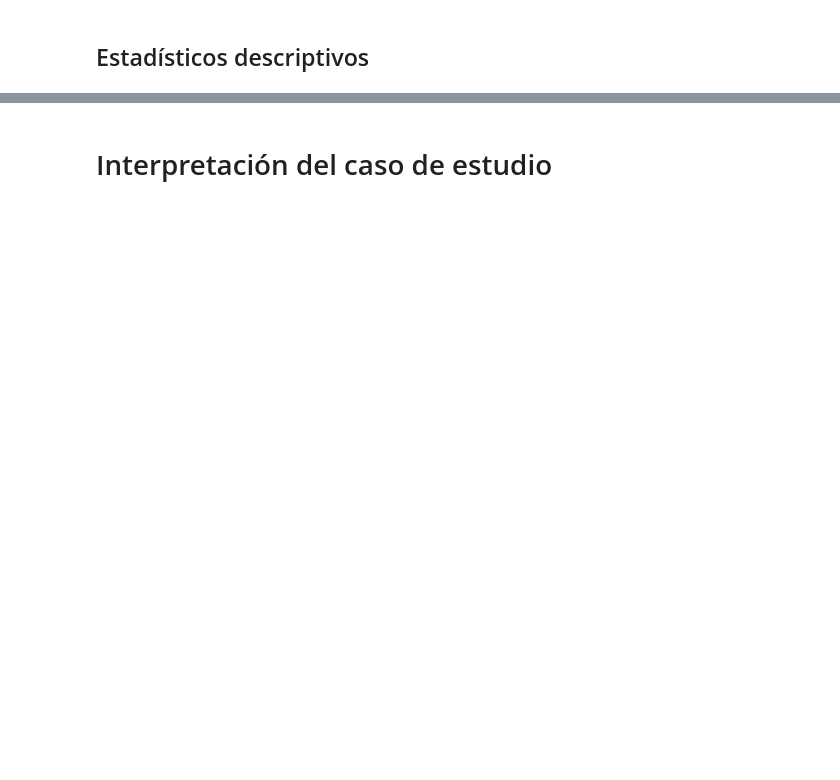
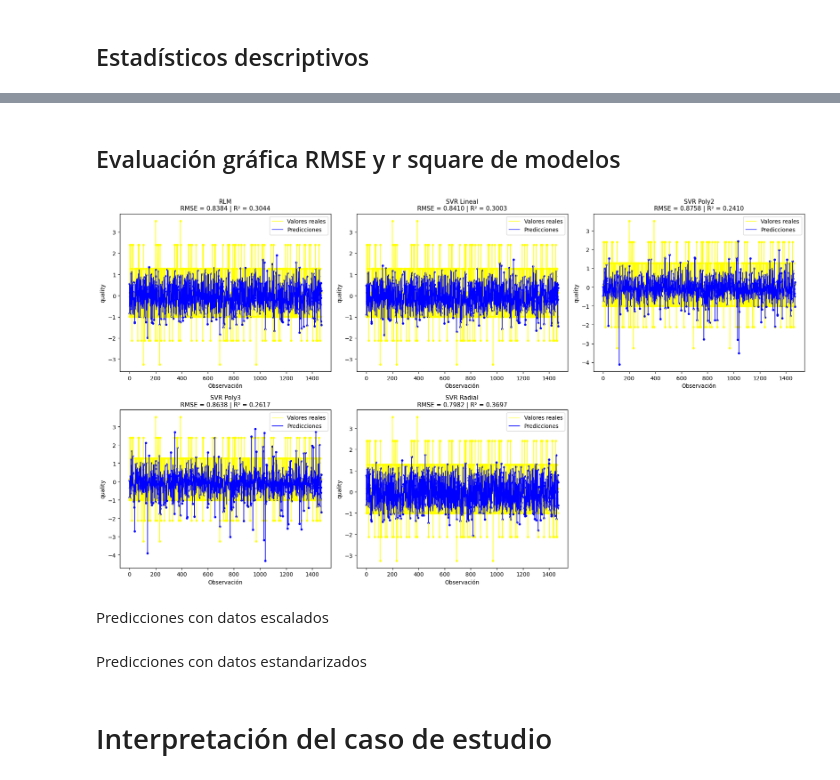
Before and after one commit to rpizarrog/Libro-Aprendizaje-Automatico.-Casos-de-Estudio-con-R-y-Python, a Jupyter notebook: Python NoteBooks/CASO_ESTUDIO_SVR_varios_kernel_calidad_de_vino_y_modelo_de_regresión_mUltiple.ipynb, the cells around one changed output, grey strips where cells are left out. Cells and saved outputs as stored; diff of their text form; code cells hidden in the pictures; blank space fills up the shorter version.

```diff
--- a/Python NoteBooks/CASO_ESTUDIO_SVR_varios_kernel_calidad_de_vino_y_modelo_de_regresión_mUltiple.ipynb
+++ b/Python NoteBooks/CASO_ESTUDIO_SVR_varios_kernel_calidad_de_vino_y_modelo_de_regresión_mUltiple.ipynb
@@ -64,0 +2432,8 @@ Las funciones que permiten la adecuada ejecución de este caso de estudio se pue
+# %%
+modelo_SVR_poly2 = f_crear_SVR_polinomial(
+    datos_entrenamiento = datos_entrenamiento,
+    variables_independientes = v_independientes,
+    variable_dependiente = v_dependiente,
+    grado = 2,
+    epsilon = epsilon
+)
@@ -64,0 +2460,8 @@ Las funciones que permiten la adecuada ejecución de este caso de estudio se pue
+# %%
+modelo_SVR_poly3 = f_crear_SVR_polinomial(
+    datos_entrenamiento = datos_entrenamiento,
+    variables_independientes = v_independientes,
+    variable_dependiente = v_dependiente,
+    grado = 3,
+    epsilon = epsilon
+)
@@ -64,0 +2490,7 @@ Las funciones que permiten la adecuada ejecución de este caso de estudio se pue
+# %%
+modelo_SVR_radial = f_crear_SVR_radial(
+    datos_entrenamiento = datos_entrenamiento,
+    variables_independientes = v_independientes,
+    variable_dependiente = v_dependiente,
+    epsilon = epsilon
+)
@@ -64,0 +2519,5 @@ Las funciones que permiten la adecuada ejecución de este caso de estudio se pue
+# %%
+modelo_RLM = f_construir_modelo_RLM_statsmodels(
+    datos_entrenamiento,
+    variable_dependiente = v_dependiente
+)
@@ -65,2 +2613,24 @@ Las funciones que permiten la adecuada ejecución de este caso de estudio se pue
+# %% [markdown]
+## Evaluación gráfica RMSE y r square de modelos
+# %%
+f_visualizar_RMSE(
+    modelos = [modelo_RLM,
+        modelo_SVR_lineal,
+        modelo_SVR_poly2,
+        modelo_SVR_poly3,
+        modelo_SVR_radial],
+    datos = datos_validacion,
+    variable_dependiente = "quality",
+    nombres_modelos = ["RLM",
+        "SVR Lineal", "SVR Poly2",
+        "SVR Poly3", "SVR Radial"],
+    ncol = 3
+)
+# %% [output]
+[figure, added]
+# %% [markdown]
+Predicciones con datos escalados
+# %% [markdown]
+Predicciones con datos estandarizados
 # %% [markdown]
 # Interpretación del caso de estudio
```
Also changed, not shown: parts of 34 cells of this notebook.
